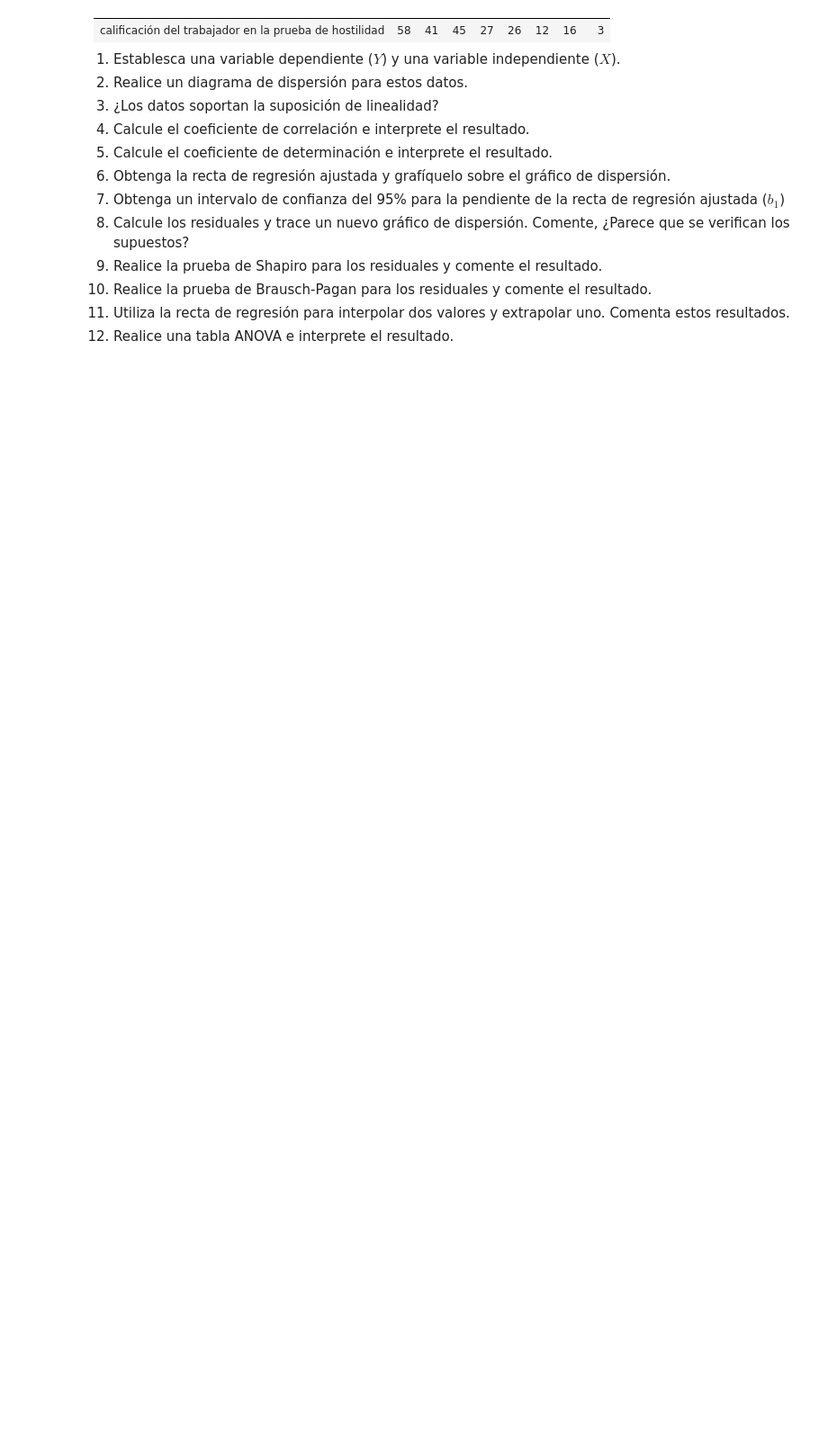
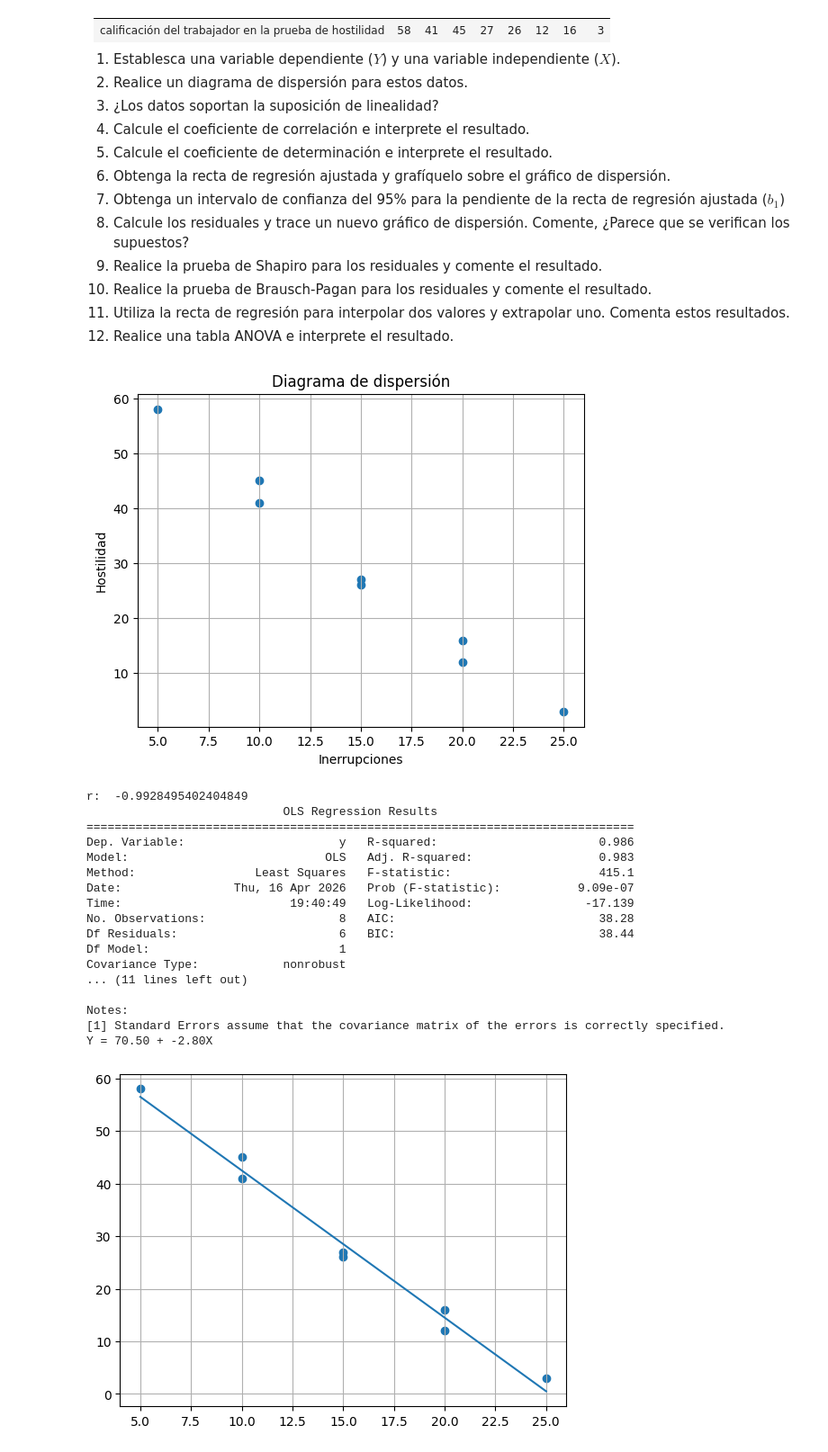
Before and after one commit to ChristianPro31/code, a Jupyter notebook: Problemario_Estadística_Inferencial_II.ipynb, the cells around one changed output. Shown at 90% size. Drawn from its saved outputs; the diff is of its cells as text; code cells hidden in the pictures; blank space fills up the shorter version.

```diff
--- a/Problemario_Estadística_Inferencial_II.ipynb
+++ b/Problemario_Estadística_Inferencial_II.ipynb
@@ -598,3 +598,80 @@ Sus calificaciones en la prueba de hostilidad se dan en el renglón Y.
 10. Realice la prueba de Brausch-Pagan para los residuales y comente el resultado.
 11. Utiliza la recta de regresión para interpolar dos valores y extrapolar uno. Comenta estos resultados.
 12. Realice una tabla ANOVA e interprete el resultado.
+# %%
+import numpy as np
+import pandas as pd
+import matplotlib.pyplot as plt
+import statsmodels.stats.api as sms
+import statsmodels.api as sm
+import statsmodels.formula.api as smf
+import scipy.stats as stats
+
+x = np.array([5,10,10,15,15,20,20,25])
+y = np.array([58,41,45,27,26,12,16,3])
+
+plt.scatter(x,y)
+plt.xlabel("Inerrupciones")
+plt.ylabel("Hostilidad")
+plt.title("Diagrama de dispersión")
+plt.grid()
+plt.show()
+
+r, pvalue = stats.pearsonr(x, y)
+print("r: ", r)
+
+x_const = sm.add_constant(x)
+modelo = sm.OLS(y, x_const).fit()
+
+print(modelo.summary())
+
+b0 = modelo.params[0]
+b1 = modelo.params[1]
+print(f"Y = {b0:.2f} + {b1:.2f}X")
+
+plt.scatter(x, y)
+plt.plot(x, b0 + b1*x)
+plt.grid()
+plt.show()
+
+print(modelo.conf_int())
+
+res = modelo.resid
+plt.scatter(x, res)
+plt.axhline(y=0)
+plt.show()
+
+print("Shapiro:",stats.shapiro(res))
+print("Breusch-Pagan:", sms.het_breuschpagan(res, x_const))
+
+X_new = np.array([12,18,30])
+X_new_const = sm.add_constant(X_new)
+pred = modelo.predict(X_new_const)
+
+for xi, yi in zip(X_new, pred):
+    print(f"X={xi}, Y={yi:.2f}")
+
+data = pd.DataFrame({'X': x, 'Y': y})
+modelo_formula = smf.ols('Y ~ X', data=data).fit()
+anova = sm.stats.anova_lm(modelo_formula, typ=2)
+print(anova)
+# %% [output]
+[figure, added]
+r:  -0.9928495402404849
+                            OLS Regression Results
+==============================================================================
+Dep. Variable:                      y   R-squared:                       0.986
+Model:                            OLS   Adj. R-squared:                  0.983
+Method:                 Least Squares   F-statistic:                     415.1
+Date:                Thu, 16 Apr 2026   Prob (F-statistic):           9.09e-07
+Time:                        19:40:49   Log-Likelihood:                -17.139
+No. Observations:                   8   AIC:                             38.28
+Df Residuals:                       6   BIC:                             38.44
+Df Model:                           1
+Covariance Type:            nonrobust
+... (11 lines left out)
+
+Notes:
+[1] Standard Errors assume that the covariance matrix of the errors is correctly specified.
+Y = 70.50 + -2.80X
+[figure, added]
```
Also changed, not shown: parts of 1 cell of this notebook.
